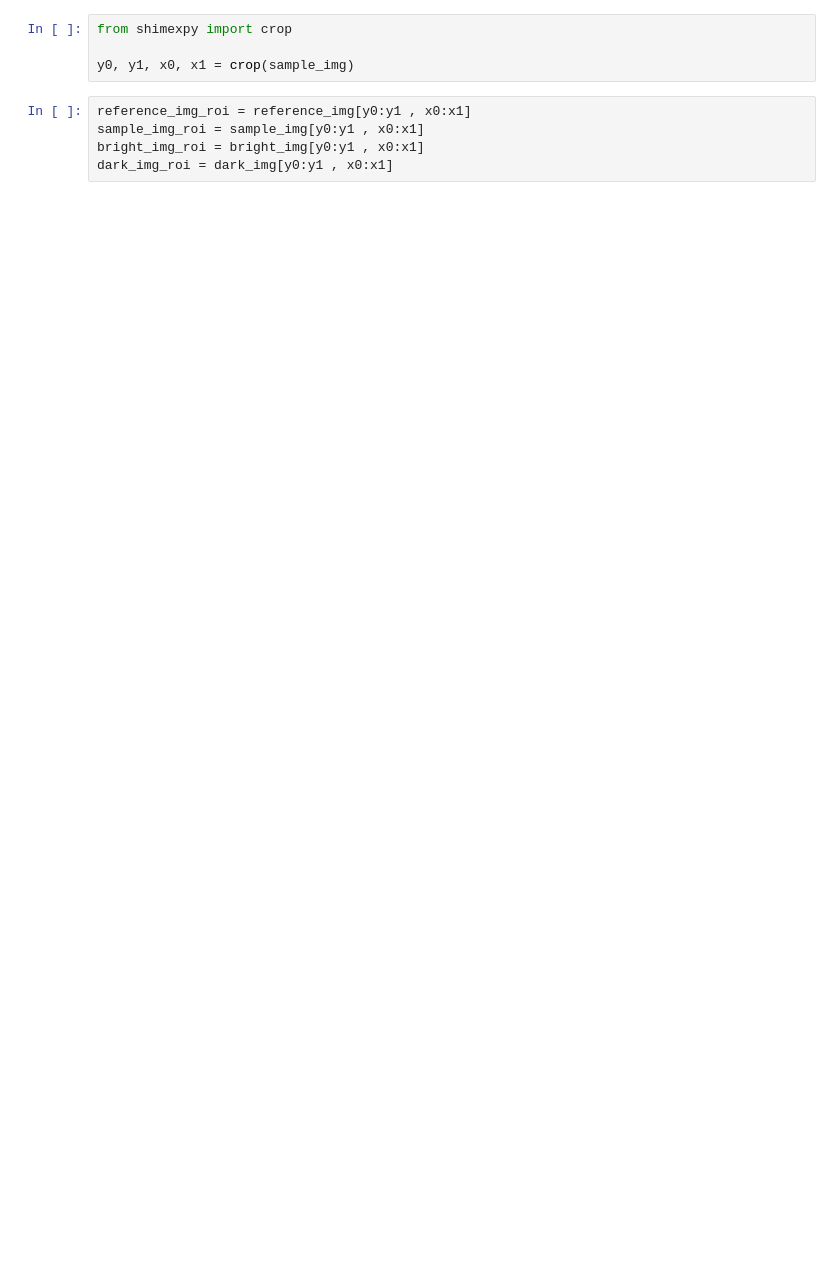
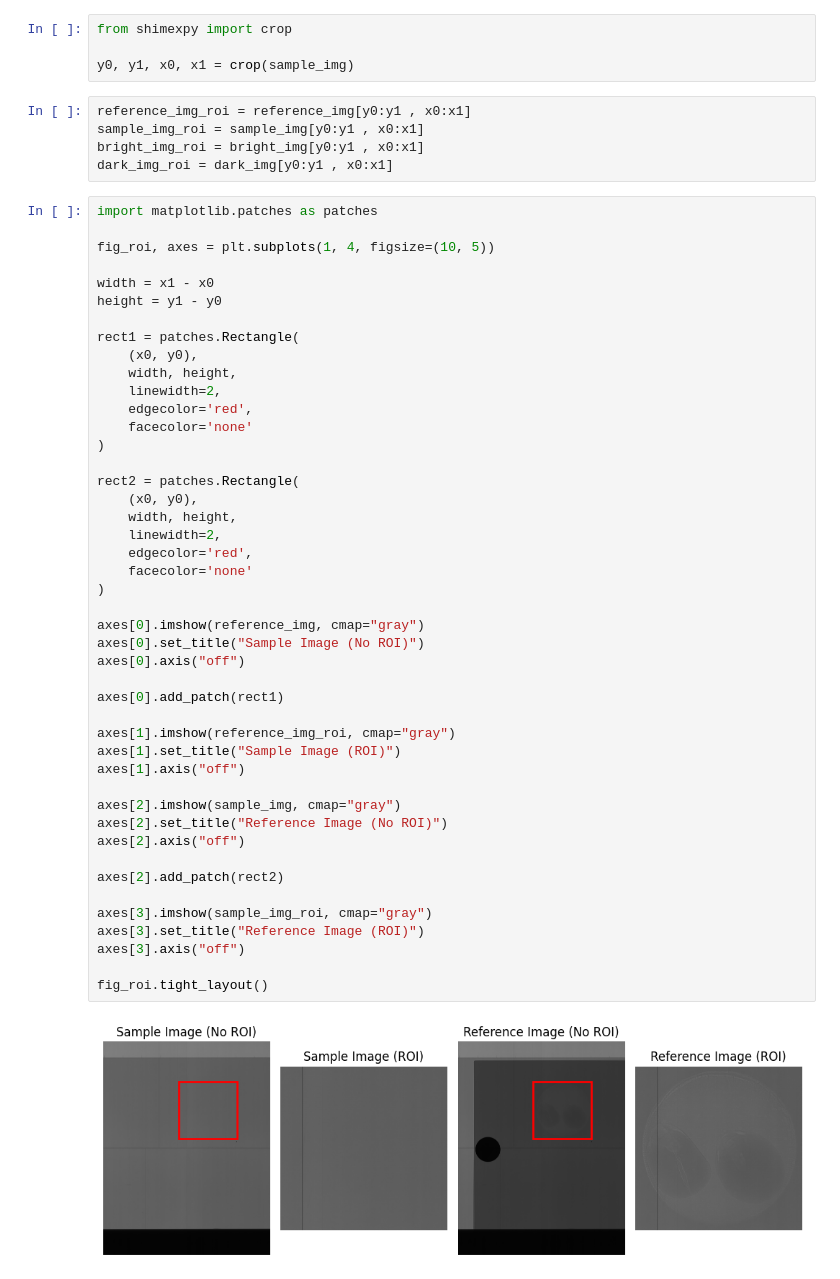
Before and after one commit to JLBeltran-IMAG/shimexpy, a Jupyter notebook: examples/workflow_example.ipynb, the cells around one changed output. Cells and saved outputs as stored; diff of their text form; blank space fills up the shorter version.

```diff
--- a/examples/workflow_example.ipynb
+++ b/examples/workflow_example.ipynb
@@ -120,3 +101,50 @@ reference_img_roi = reference_img[y0:y1 , x0:x1]
 sample_img_roi = sample_img[y0:y1 , x0:x1]
 bright_img_roi = bright_img[y0:y1 , x0:x1]
 dark_img_roi = dark_img[y0:y1 , x0:x1]
+# %%
+import matplotlib.patches as patches
+
+fig_roi, axes = plt.subplots(1, 4, figsize=(10, 5))
+
+width = x1 - x0
+height = y1 - y0
+
+rect1 = patches.Rectangle(
+    (x0, y0),
+    width, height,
+    linewidth=2,
+    edgecolor='red',
+    facecolor='none'
+)
+
+rect2 = patches.Rectangle(
+    (x0, y0),
+    width, height,
+    linewidth=2,
+    edgecolor='red',
+    facecolor='none'
+)
+
+axes[0].imshow(reference_img, cmap="gray")
+axes[0].set_title("Sample Image (No ROI)")
+axes[0].axis("off")
+
+axes[0].add_patch(rect1)
+
+axes[1].imshow(reference_img_roi, cmap="gray")
+axes[1].set_title("Sample Image (ROI)")
+axes[1].axis("off")
+
+axes[2].imshow(sample_img, cmap="gray")
+axes[2].set_title("Reference Image (No ROI)")
+axes[2].axis("off")
+
+axes[2].add_patch(rect2)
+
+axes[3].imshow(sample_img_roi, cmap="gray")
+axes[3].set_title("Reference Image (ROI)")
+axes[3].axis("off")
+
+fig_roi.tight_layout()
+# %% [output]
+[figure, added]
```
Also changed, not shown: parts of 37 cells of this notebook, 3 other files.
